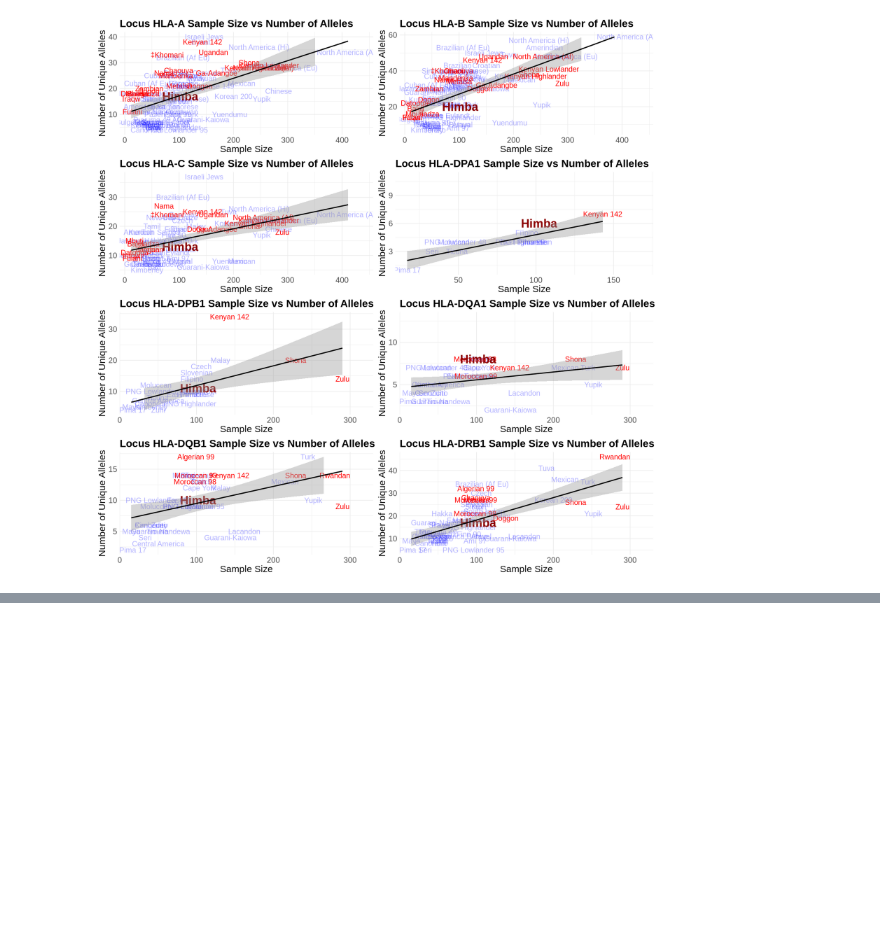
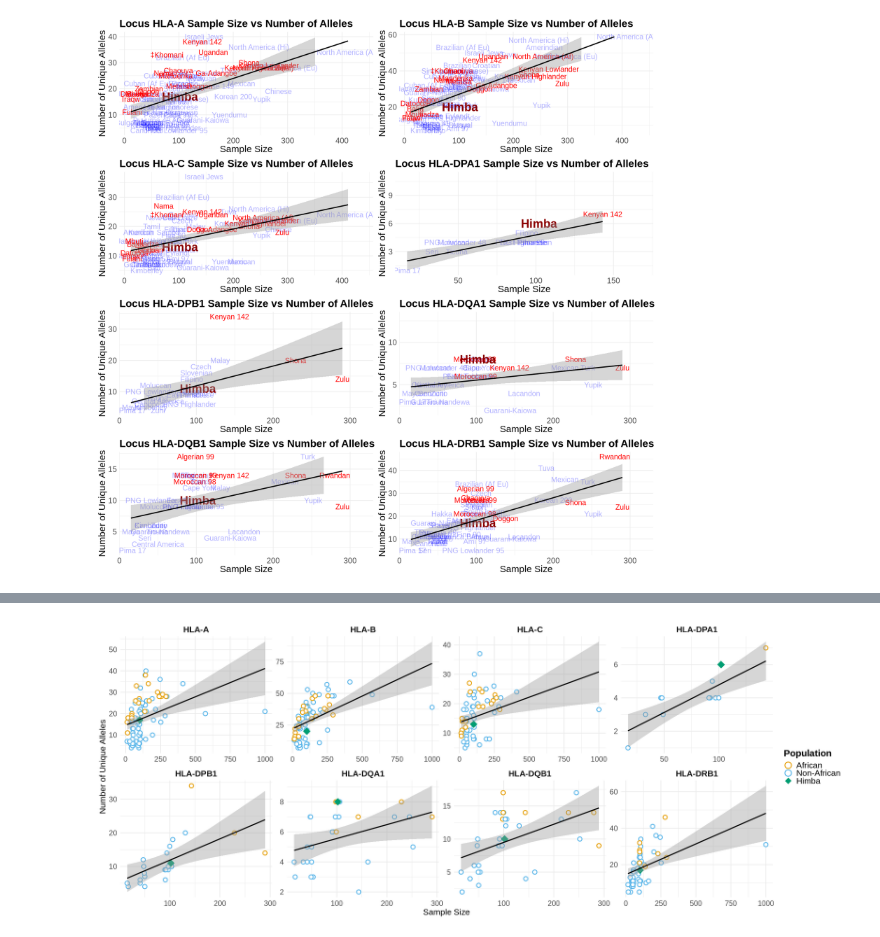
Before and after one commit to gillianmeeks/Current_Biology_Meeks_Scleza_2025, a Jupyter notebook: Allelic_diversity/Sample_size_by_allelic_diversity.ipynb, the cells around one changed output, grey strips where cells are left out. Drawn from its saved outputs; the diff is of its cells as text; code cells hidden in the pictures; blank space fills up the shorter version.

```diff
--- a/Allelic_diversity/Sample_size_by_allelic_diversity.ipynb
+++ b/Allelic_diversity/Sample_size_by_allelic_diversity.ipynb
@@ -169,7 +170,7 @@ for(pop in pops){
 }
 african <-  c('Moroccan 98','Metalsa','Chaouya','Algerian 99','Moroccan 99','North America (Af)','Doggon','Rwandan','Kenyan Highlander',
               'Kenyan Lowlander','Kenyan 142','Mandenka','Shona','Ugandan','Zambian','Zulu',
-              "Himba", "Baka", "Mbuti", "Datooga", "Iraqw", "Dogon", "Fulani", "Hadza", "Nama", "\u2021Khomani", "Ga-Adangbe")
+              "Baka", "Mbuti", "Datooga", "Iraqw", "Dogon", "Fulani", "Hadza", "Nama", "\u2021Khomani", "Ga-Adangbe")
 # %%
 ##bind the IHWG pops to the subsaharan african pops
 for (i in seq_along(locus_sample_sizes)) {
@@ -311,3 +312,93 @@ Warning message:
 `geom_smooth()` using formula = 'y ~ x'
 `geom_smooth()` using formula = 'y ~ x'
 [figure]
+# %%
+for (i in seq_along(list_)) {
+  list_[[i]]$locus <- locus_names[i]
+}
+
+combined_df <- do.call(rbind, list_)
+# %%
+###Figure 1 no population labels
+
+library(ggplot2)
+library(dplyr)
+options(repr.plot.width = 20, repr.plot.height = 8)
+
+# (Assume combined_df and african vector exist)
+
+# 1. Build a factor grouping in the exact legend order
+combined_df <- combined_df %>%
+  mutate(
+    legend_group = case_when(
+          pop == "Himba"   ~ "Himba",
+          pop %in% african ~ "African",
+         !pop %in%  african   ~ "Non-African"
+
+    ),
+    legend_group = factor(legend_group, levels = c("African", "Non-African", "Himba"))
+  )
+
+# 2. Define your maps
+cb_colors <- c("African" = "#E69F00", "Non-African" = "#56B4E9", "Himba" = "#009E73")
+cb_shapes <- c("African" = 21,           "Non-African" = 21,           "Himba" = 18)
+cb_fills  <- c("African" = "white",      "Non-African" = "white",      "Himba" = cb_colors["Himba"])
+
+# 3. Point sizes
+combined_df$point_size <- ifelse(combined_df$pop == "Himba", 6, 3)
+
+# 4. Plot
+p <- ggplot(combined_df, aes(x = sample_size, y = num_unique_rows)) +
+  geom_point(aes(
+    shape = legend_group,
+    color = legend_group,
+    fill  = legend_group,
+    size  = point_size
+  ), stroke = 1.2) +
+  geom_smooth(
+    data        = filter(combined_df, legend_group != "Himba"),
+    aes(x = sample_size, y = num_unique_rows),
+    inherit.aes = FALSE, method = "lm", se = TRUE, color = "black"
+  ) +
+  facet_wrap(~ locus, scales = "free", ncol = 4) +
+  scale_shape_manual("Population", values = cb_shapes) +
+  scale_color_manual(  "Population", values = cb_colors) +
+  scale_fill_manual(   "Population", values = cb_fills) +
+  scale_size_identity() +
+  guides(
+    # Keep only the shape legend, but override its keys to show both color & fill
+    shape = guide_legend(
+      override.aes = list(
+        shape  = cb_shapes,
+        color  = cb_colors,
+        fill   = cb_fills,
+        size   = 5,
+        stroke = 1.2
+      ),
+      title.theme = element_text(size = 18, face = "bold"),
+      label.theme = element_text(size = 16)
+    ),
+    color = "none",
+    fill  = "none",
+    size  = "none"
+  ) +
+  labs(
+    title = "Sample Size vs Unique Alleles by Locus",
+    x     = "Sample Size",
+    y     = "Number of Unique Alleles"
+  ) +
+  theme_minimal(base_size = 14) +
+  theme(
+    plot.title        = element_blank(),
+    strip.text        = element_text(size = 16, face = "bold"),
+    axis.title        = element_text(size = 16),
+    axis.text         = element_text(size = 14),
+    legend.position   = "right",
+    legend.key.height = unit(1, "lines"),
+    legend.spacing.y  = unit(0.2, "lines"),
+    legend.text       = element_text(size = 16),
+    legend.title      = element_text(size = 18)
+  )
+
+print(p)
+# %% [output]
@@ -313,0 +406 @@ Warning message:
+[figure, added]
```
Also changed, not shown: parts of 3 cells of this notebook.
